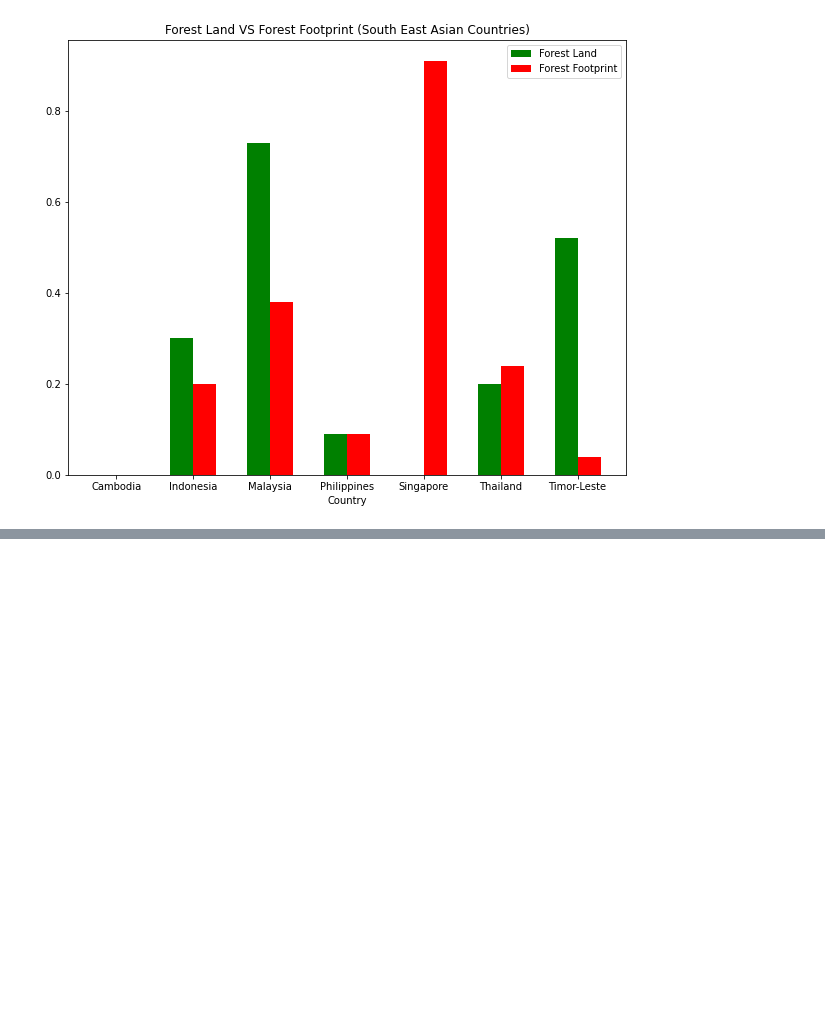
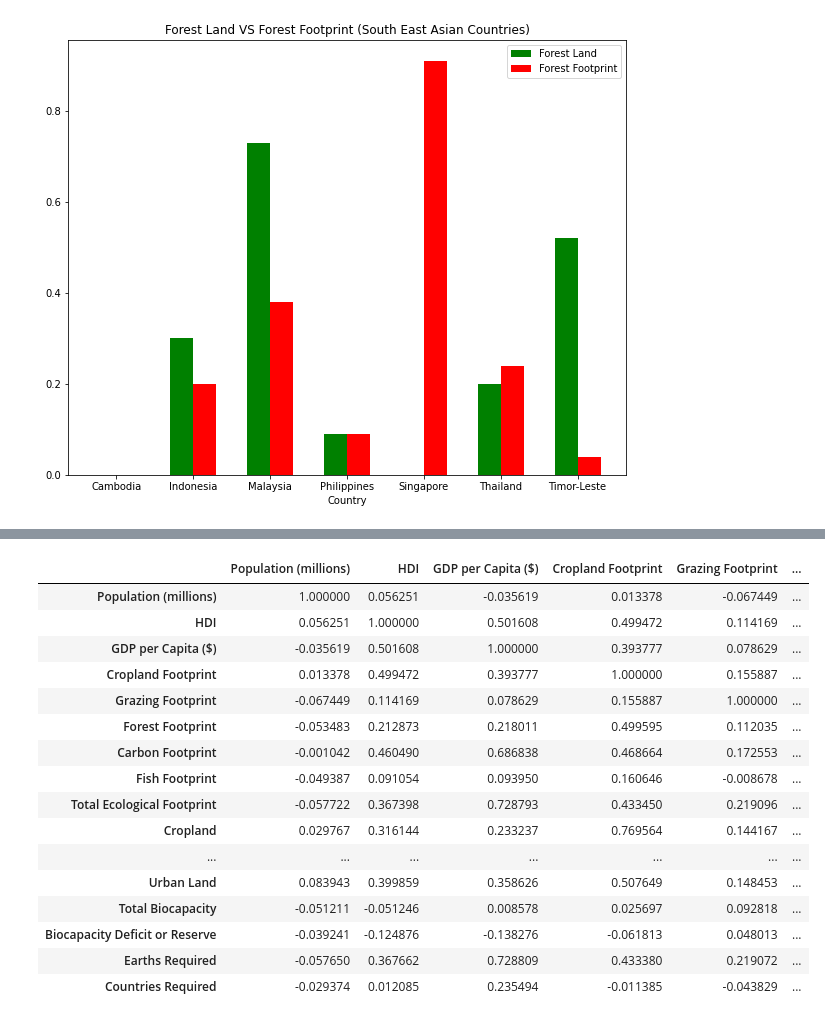
Before and after one commit to erickajanecm/Ecological-Footprint-EDA, a Jupyter notebook: EcologicalFootprint.ipynb, the cells around one changed output, grey strips where cells are left out. Cells and saved outputs as stored; diff of their text form; code cells hidden in the pictures; blank space fills up the shorter version.

```diff
--- a/EcologicalFootprint.ipynb
+++ b/EcologicalFootprint.ipynb
@@ -340,0 +417,20 @@ plt.show()
+# %%
+EF_df.corr()
+# %% [output]
+|  | Population (millions) | HDI | GDP per Capita ($) | Cropland Footprint | Grazing Footprint | ... |
+| Population (millions) | 1.000000 | 0.056251 | -0.035619 | 0.013378 | -0.067449 | ... |
+| HDI | 0.056251 | 1.000000 | 0.501608 | 0.499472 | 0.114169 | ... |
+| GDP per Capita ($) | -0.035619 | 0.501608 | 1.000000 | 0.393777 | 0.078629 | ... |
+| Cropland Footprint | 0.013378 | 0.499472 | 0.393777 | 1.000000 | 0.155887 | ... |
+| Grazing Footprint | -0.067449 | 0.114169 | 0.078629 | 0.155887 | 1.000000 | ... |
+| Forest Footprint | -0.053483 | 0.212873 | 0.218011 | 0.499595 | 0.112035 | ... |
+| Carbon Footprint | -0.001042 | 0.460490 | 0.686838 | 0.468664 | 0.172553 | ... |
+| Fish Footprint | -0.049387 | 0.091054 | 0.093950 | 0.160646 | -0.008678 | ... |
+| Total Ecological Footprint | -0.057722 | 0.367398 | 0.728793 | 0.433450 | 0.219096 | ... |
+| Cropland | 0.029767 | 0.316144 | 0.233237 | 0.769564 | 0.144167 | ... |
+| ... | ... | ... | ... | ... | ... | ... |
+| Urban Land | 0.083943 | 0.399859 | 0.358626 | 0.507649 | 0.148453 | ... |
+| Total Biocapacity | -0.051211 | -0.051246 | 0.008578 | 0.025697 | 0.092818 | ... |
+| Biocapacity Deficit or Reserve | -0.039241 | -0.124876 | -0.138276 | -0.061813 | 0.048013 | ... |
+| Earths Required | -0.057650 | 0.367662 | 0.728809 | 0.433380 | 0.219072 | ... |
+| Countries Required | -0.029374 | 0.012085 | 0.235494 | -0.011385 | -0.043829 | ... |
```
Also changed, not shown: parts of 13 cells of this notebook, 6 other files.
